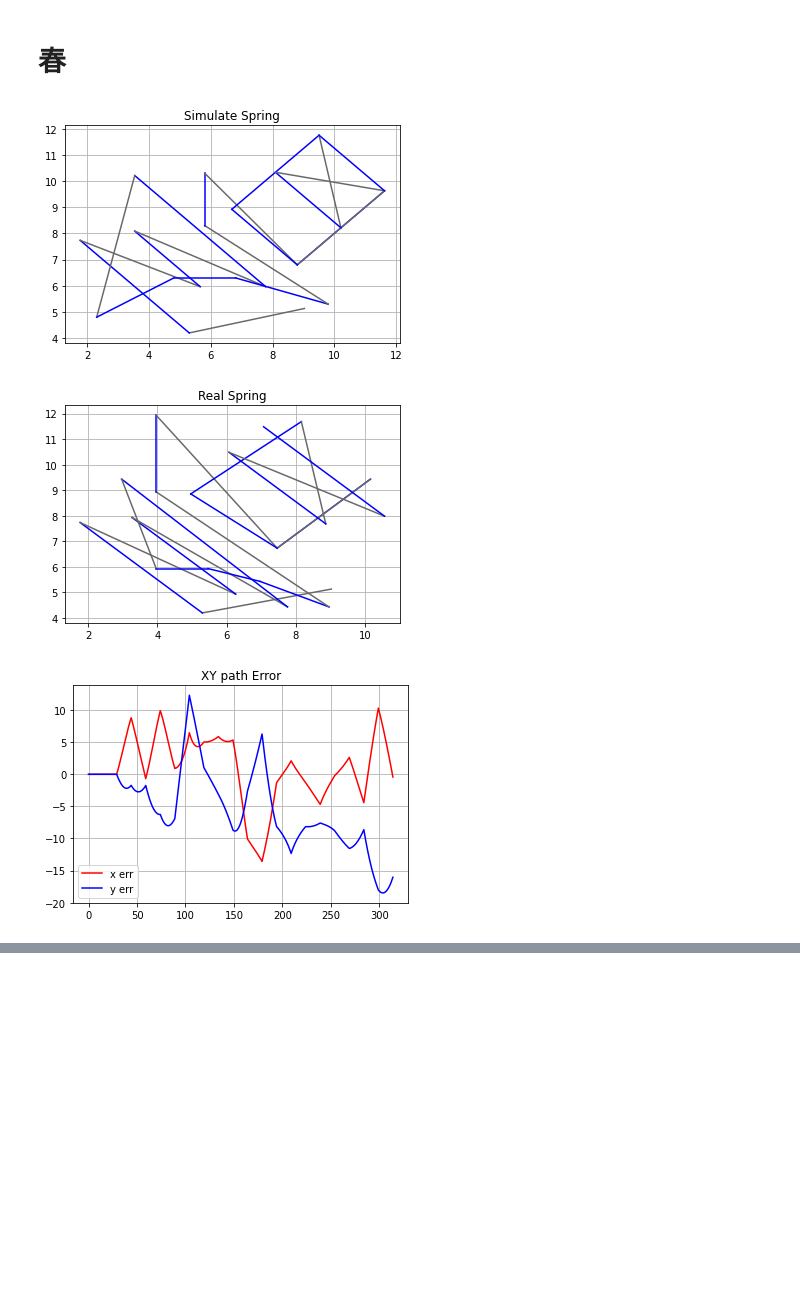
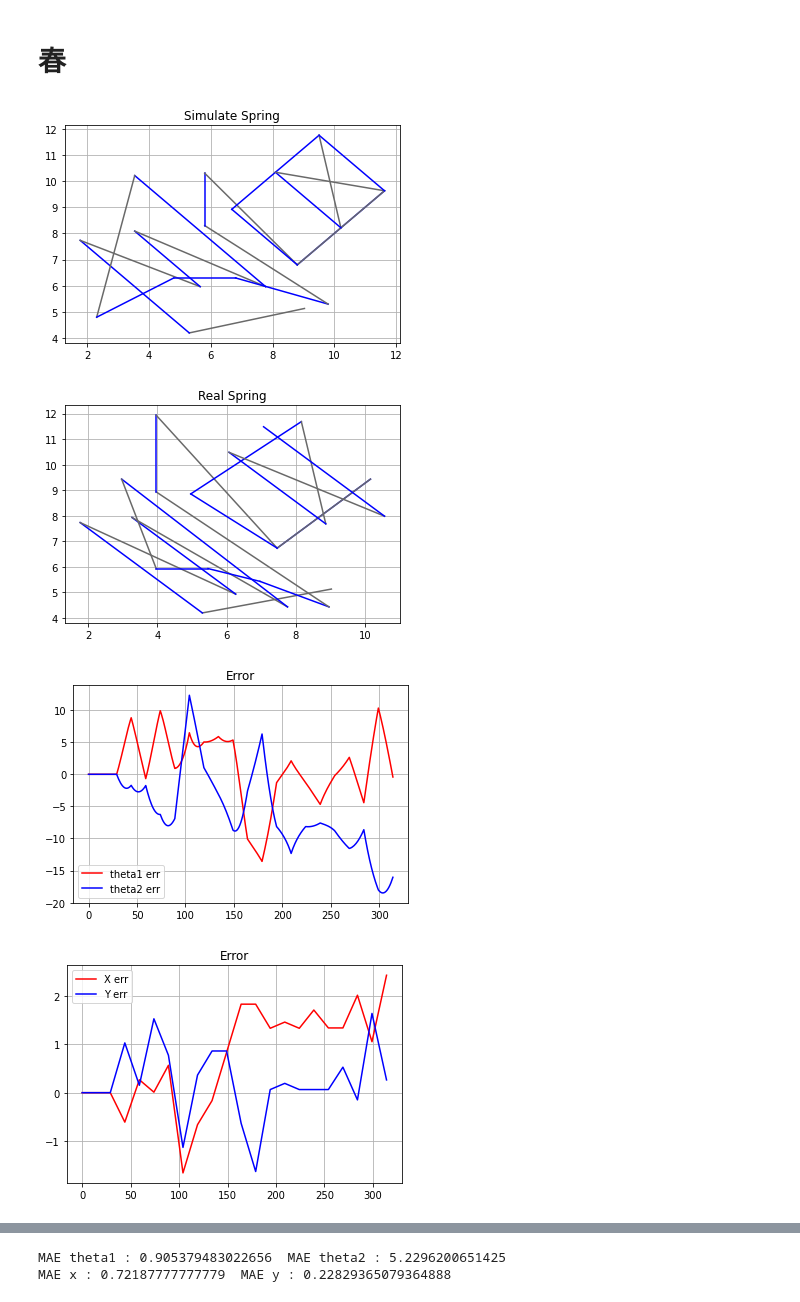
Before and after one commit to Offliners/NTUME-Introduction-to-Robotics, a Jupyter notebook: Exp4/TrajectoryPlanner.ipynb, the cells around one changed output, grey strips where cells are left out. Saved outputs shown, nothing was run; the diff lists cells and outputs as text; code cells hidden in the pictures; blank space fills up the shorter version.

```diff
--- a/Exp4/TrajectoryPlanner.ipynb
+++ b/Exp4/TrajectoryPlanner.ipynb
@@ -89,17 +124,24 @@ plotErr(t_x_sim, t_x_real, t_y_sim, t_y_real)
 # %%
 spring_dx_sim = np.array([-4, -3.5355, 3.8891, -2.1213, 4.2426, -4.2426, -1.2323, 2.5, 2, 3, -4, 0, 3, 2.8284, -2.8284, -2.1213, 2.8284, 0.7071, -2.1213, 3.5355, -2.1213])
 spring_dy_sim = np.array([-1, 3.5355, -1.7678, 2.1213, -2.1213, 4.2426, -5.4103, 1.5, 0, -1, 3, 2, -3.5, 2.8284, -2.8284, 2.1213, 2.8284, -3.5355, 2.1213, -0.7071, 2.1213])
 spring_z_sim = np.array([0, 1, 0, 1, 0, 1, 0, 1, 1, 1, 0, 1, 0, 1, 0, 1, 1, 0, 1, 0, 1])
 
 spring_dx_real = np.array([-4, -3.5355, 4.5, -3, 4.5, -4.8, 1, 1.5, 1.5, 2, -5, 0, 3.5, 2.7, -2.7, -2.5, 3.2, 0.7071, -2.8, 4.5, -3.5])
 spring_dy_real = np.array([-1, 3.5355, -2.8, 3, -3.5, 5, -3.5, 0, -0.5, -1, 4.5, 3, -5.2, 2.7, -2.7, 2.1213, 2.8284, -4, 2.8, -2.5, 3.5])
 spring_z_real = np.array([0, 1, 0, 1, 0, 1, 0, 1, 1, 1, 0, 1, 0, 1, 0, 1, 1, 0, 1, 0, 1])
 
-t_x_sim, t_y_sim = TrajectoryPlanner(spring_dx_sim, spring_dy_sim, spring_z_sim, 'Simulate Spring')
-t_x_real, t_y_real = TrajectoryPlanner(spring_dx_real, spring_dy_real, spring_z_real, 'Real Spring')
+t1_sim, t2_sim, x_sim, y_sim  = TrajectoryPlanner(spring_dx_sim, spring_dy_sim, spring_z_sim, 'Simulate Spring')
+t1_real, t2_real, x_real, y_real = TrajectoryPlanner(spring_dx_real, spring_dy_real, spring_z_real, 'Real Spring')
 
-plotErr(t_x_sim, t_x_real, t_y_sim, t_y_real)
+MAE_theta1, MAE_theta2 = plotErr(t1_sim, t1_real, t2_sim, t2_real, 'theta1', 'theta2')
+MAE_x, MAE_y = plotErr(x_sim, x_real, y_sim, y_real, 'X', 'Y')
+plotValue(t1_sim, t2_sim, x_sim, y_sim, 'sim')
+plotValue(t1_real, t2_real, x_real, y_real, 'real')
+
+print(f'MAE theta1 : {MAE_theta1}  MAE theta2 : {MAE_theta2}')
+print(f'MAE x : {MAE_x}  MAE y : {MAE_y}')
 # %% [output]
 [figure]
 [figure]
-[figure, old version]
+[figure, new version]
+[figure, added]
@@ -105,0 +150,2 @@ plotErr(t_x_sim, t_x_real, t_y_sim, t_y_real)
+MAE theta1 : 0.905379483022656  MAE theta2 : 5.2296200651425
+MAE x : 0.72187777777779  MAE y : 0.22829365079364888
```
Also changed, not shown: parts of 3 cells of this notebook.
